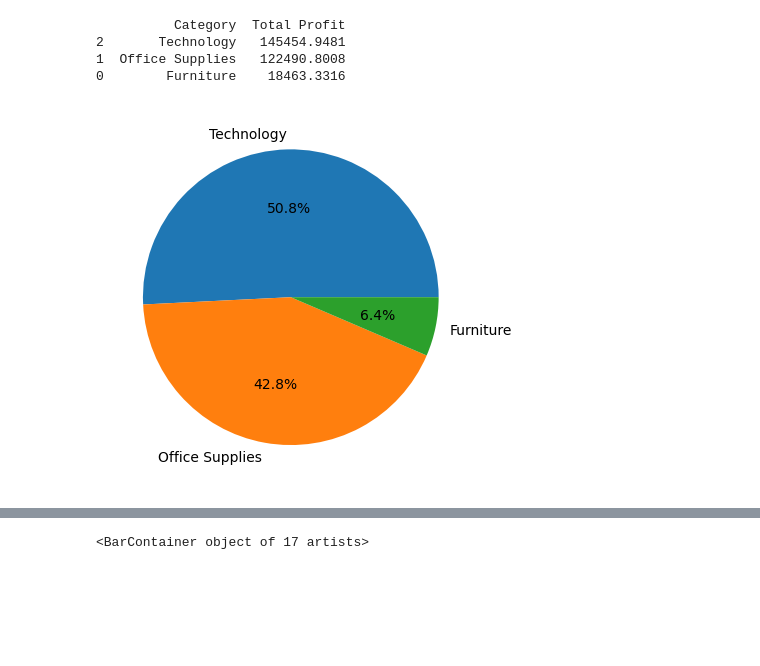
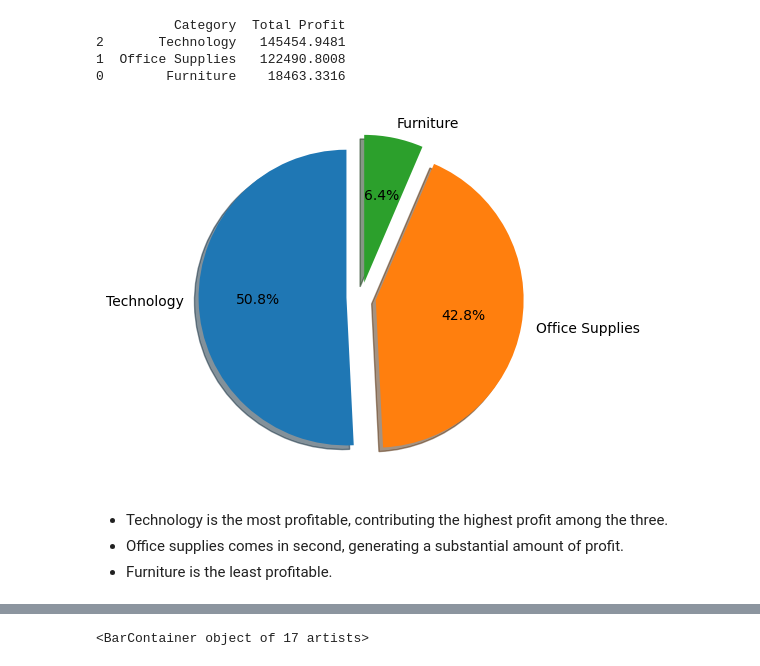
Before and after one commit to zakianazzum/superstore_sales_analysis, a Jupyter notebook: sales_analysis.ipynb, the cells around one changed output, grey strips where cells are left out. Drawn from its saved outputs; the diff is of its cells as text; code cells hidden in the pictures; blank space fills up the shorter version.

```diff
--- a/sales_analysis.ipynb
+++ b/sales_analysis.ipynb
@@ -296,6 +105,7 @@ df['Order Year'] = df['Order Date'].dt.year
 df['Order Month'] = df['Order Date'].dt.month
 df['Order Day'] = df['Order Date'].dt.strftime('%a')
 df['Order Month(N)'] = df['Order Date'].dt.month_name()
+df['Ship Day'] = df['Ship Date'].dt.strftime('%a')
 # %%
 def investigate_sales_discount(df):
     print("Sample of Sales and Discount:")
@@ -334,6 +144,8 @@ Total Potential Revenue:  1974421.7655590002
 # %% [markdown]
 ###### Sales column is likely representing Revenue (or Net Sales).
 ###### The Discount column shows the rate of discount applied to the original price
+# %%
+df.drop('Potential Revenue', axis=1, inplace=True)
 # %% [markdown]
 * Calculating Customer Lifetime Value (CLV)
 # %%
@@ -511,6 +378,10 @@ print(profit_per_categories)
 1  Office Supplies   122490.8008
 0        Furniture    18463.3316
 # %%
-plt.pie(profit_per_categories['Total Profit'], labels=profit_per_categories['Category'], autopct='%1.1f%%');
+plt.pie(profit_per_categories['Total Profit'], labels=profit_per_categories['Category'], autopct='%1.1f%%', shadow=True, explode=[0.1,0.1,0.1], startangle=90);
 # %% [output]
-[figure, old version]
+[figure, new version]
+# %% [markdown]
+* Technology is the most profitable, contributing the highest profit among the three.
+* Office supplies comes in second, generating a substantial amount of profit.
+* Furniture is the least profitable.
```
Also changed, not shown: parts of 46 cells of this notebook, 3 other files.
